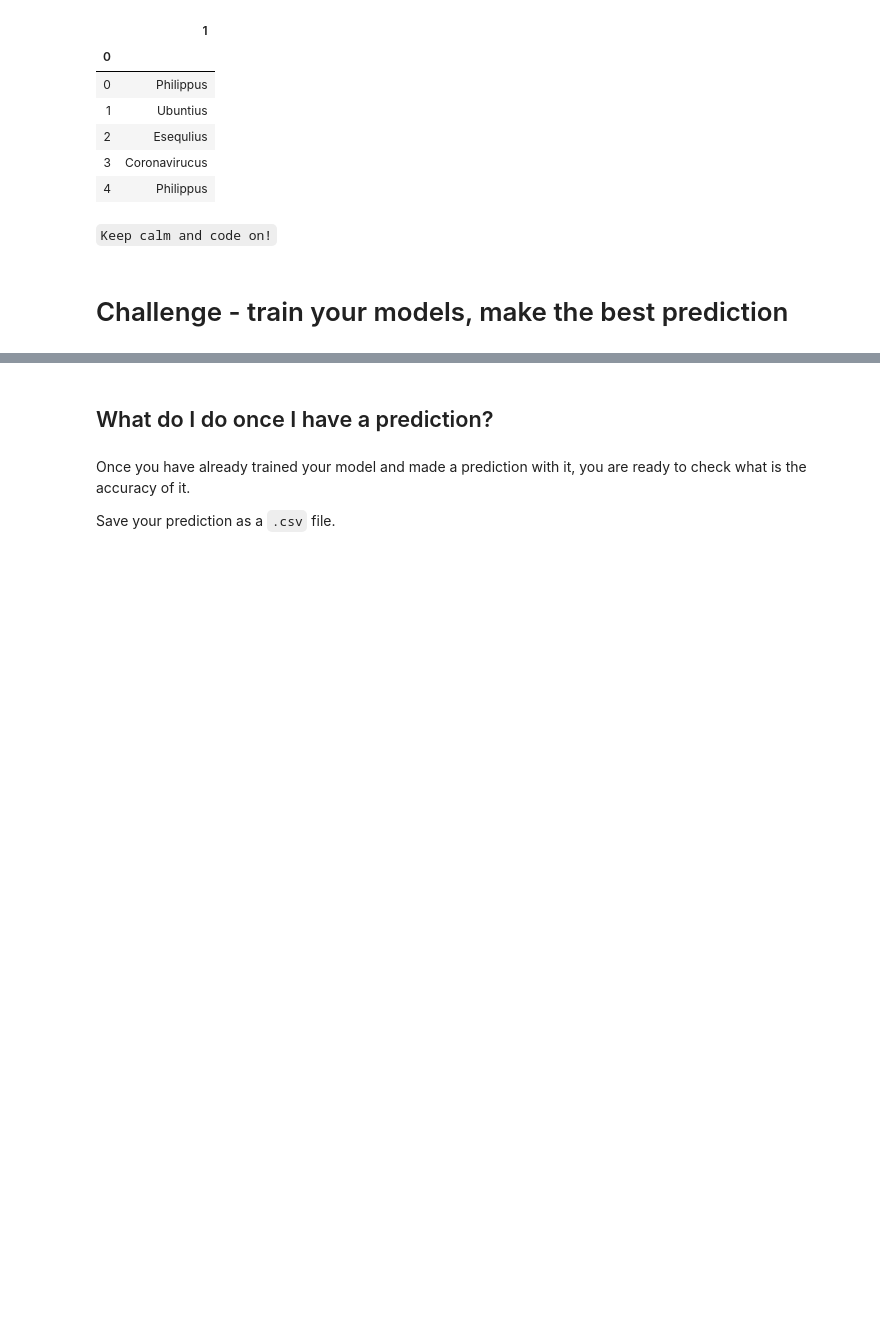
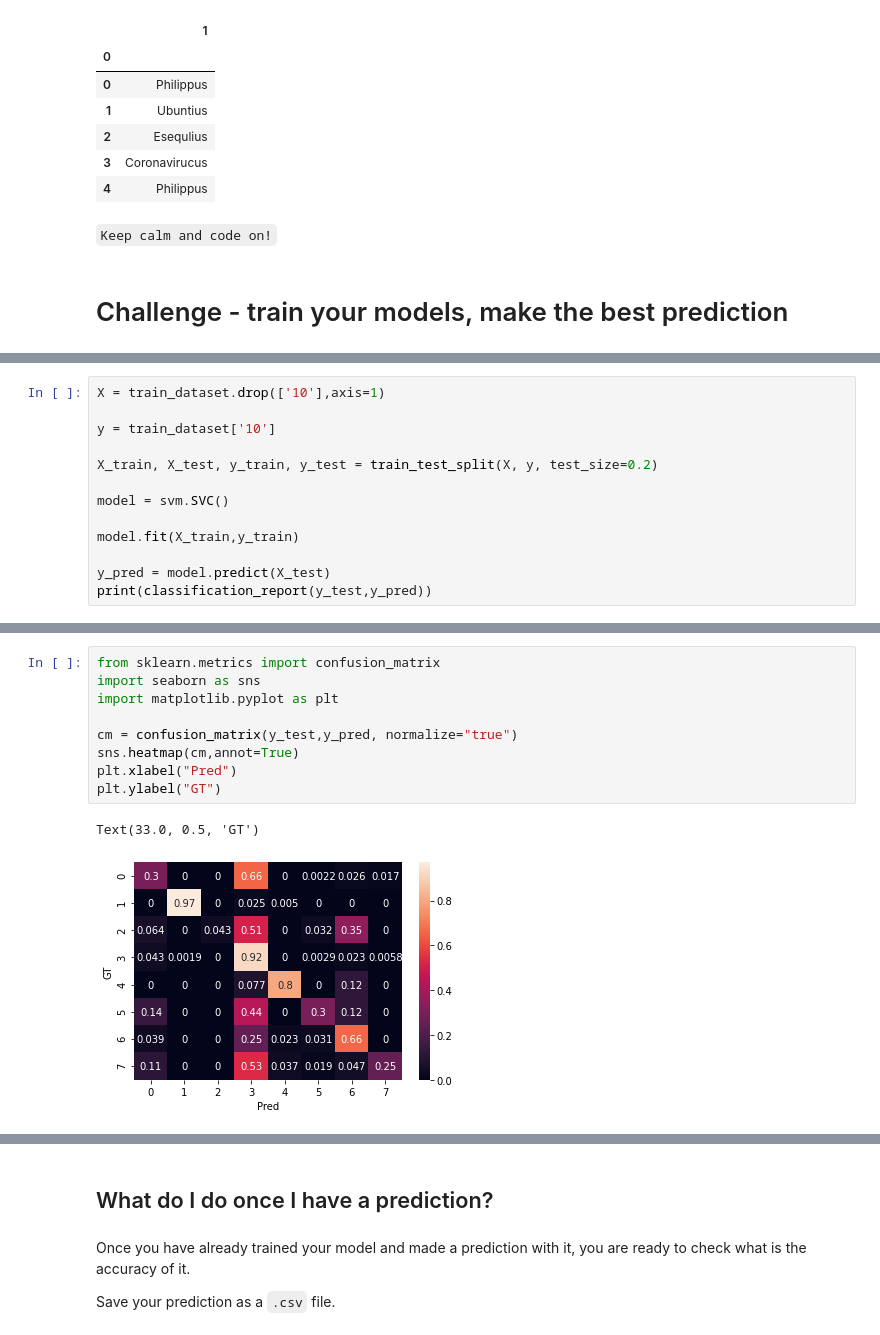
Before and after one commit to Clapiniella/lab-avila-bible, a Jupyter notebook: your-code/main.ipynb, the cells around one changed output, grey strips where cells are left out. Cells and saved outputs as stored; diff of their text form; blank space fills up the shorter version.

```diff
--- a/your-code/main.ipynb
+++ b/your-code/main.ipynb
@@ -86,0 +99,13 @@ sample_submission.head()
+# %%
+X = train_dataset.drop(['10'],axis=1)
+
+y = train_dataset['10']
+
+X_train, X_test, y_train, y_test = train_test_split(X, y, test_size=0.2)
+
+model = svm.SVC()
+
+model.fit(X_train,y_train)
+
+y_pred = model.predict(X_test)
+print(classification_report(y_test,y_pred))
@@ -86,0 +127,12 @@ sample_submission.head()
+# %%
+from sklearn.metrics import confusion_matrix
+import seaborn as sns
+import matplotlib.pyplot as plt
+
+cm = confusion_matrix(y_test,y_pred, normalize="true")
+sns.heatmap(cm,annot=True)
+plt.xlabel("Pred")
+plt.ylabel("GT")
+# %% [output]
+Text(33.0, 0.5, 'GT')
+[figure, added]
```
Also changed, not shown: parts of 19 cells of this notebook, 1 other file.
